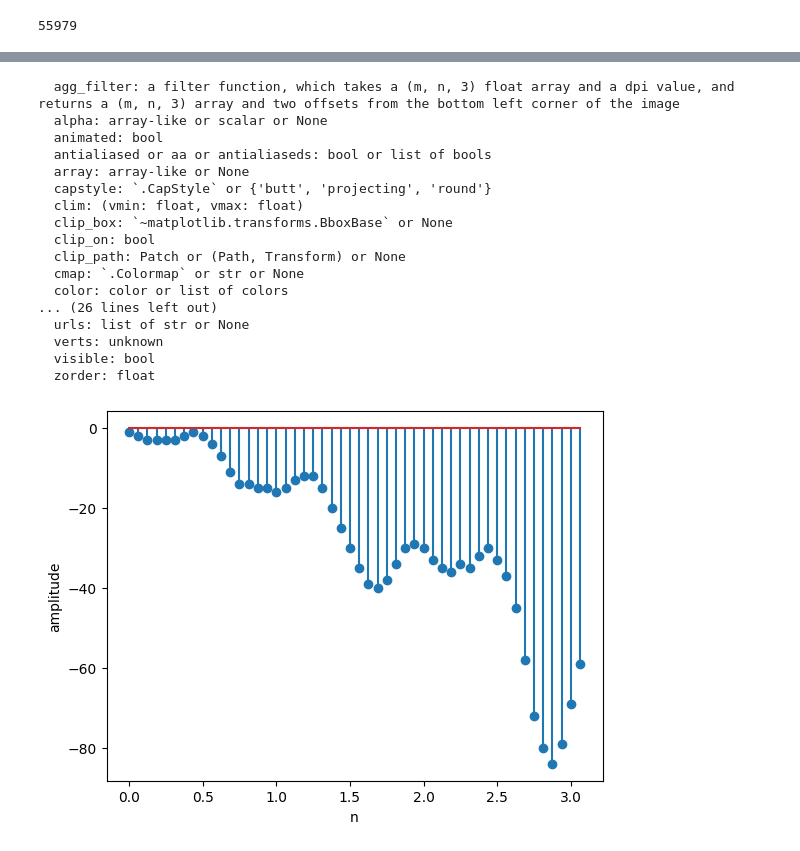
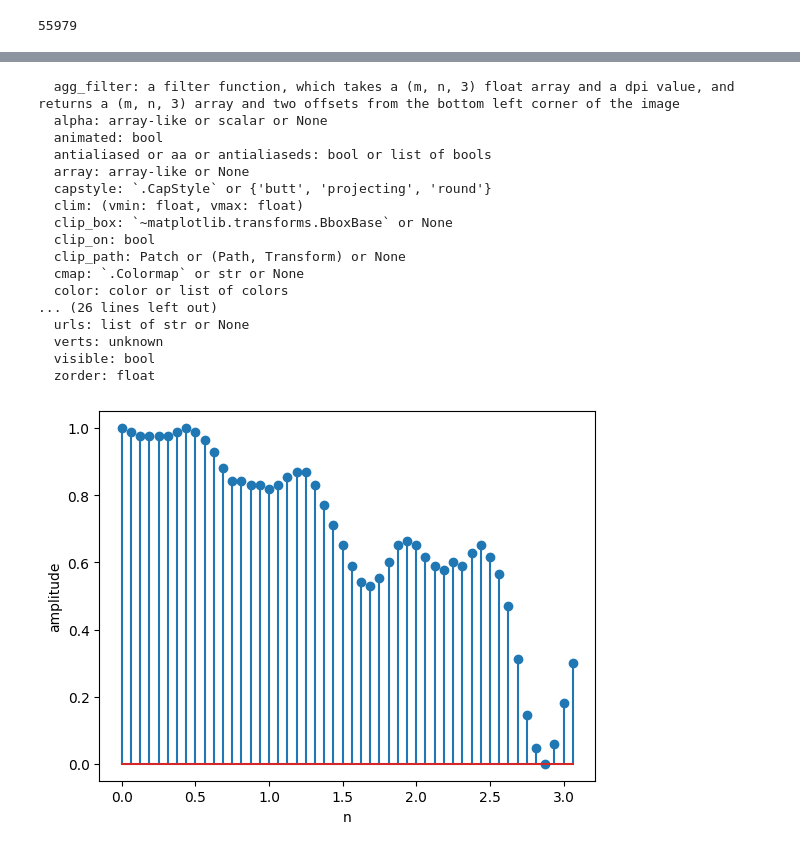
Before and after one commit to moez-rd/sinsis, a Jupyter notebook: notebook.ipynb, the cells around one changed output, grey strips where cells are left out. Saved outputs shown, nothing was run; the diff lists cells and outputs as text; code cells hidden in the pictures.

```diff
--- a/notebook.ipynb
+++ b/notebook.ipynb
@@ -7,7 +7,7 @@ frequency_sampling, audio_signal = wavfile.read("Tonmoy 07.wav")
 print(len(audio_signal))
 audio_signal = audio_signal[:50]
 t = 1000 * np.arange(0, len(audio_signal), 1) / float(frequency_sampling)
-x = audio_signal
+x = -min(audio_signal) + audio_signal
 # %% [output]
 55979
 # %%
@@ -20,0 +21,2 @@ plt.show()
+# %%
+x_scaled = x / max(x)
@@ -21,30 +31,30 @@ plt.show()
 # %%
 n = t
 
-markerline, stemlines, baseline = plt.stem(n, x)
+markerline, stemlines, baseline = plt.stem(n, x_scaled)
 plt.setp(stemlines)
 plt.xlabel('n')
 plt.ylabel('amplitude')
 plt.show()
 # %% [output]
   agg_filter: a filter function, which takes a (m, n, 3) float array and a dpi value, and returns a (m, n, 3) array and two offsets from the bottom left corner of the image
   alpha: array-like or scalar or None
   animated: bool
   antialiased or aa or antialiaseds: bool or list of bools
   array: array-like or None
   capstyle: `.CapStyle` or {'butt', 'projecting', 'round'}
   clim: (vmin: float, vmax: float)
   clip_box: `~matplotlib.transforms.BboxBase` or None
   clip_on: bool
   clip_path: Patch or (Path, Transform) or None
   cmap: `.Colormap` or str or None
   color: color or list of colors
 ... (26 lines left out)
   urls: list of str or None
   verts: unknown
   visible: bool
   zorder: float
-[figure, old version]
+[figure, new version]
 # %%
 plt.title('Quantization')
 
```
Also changed, not shown: parts of 5 cells of this notebook.
